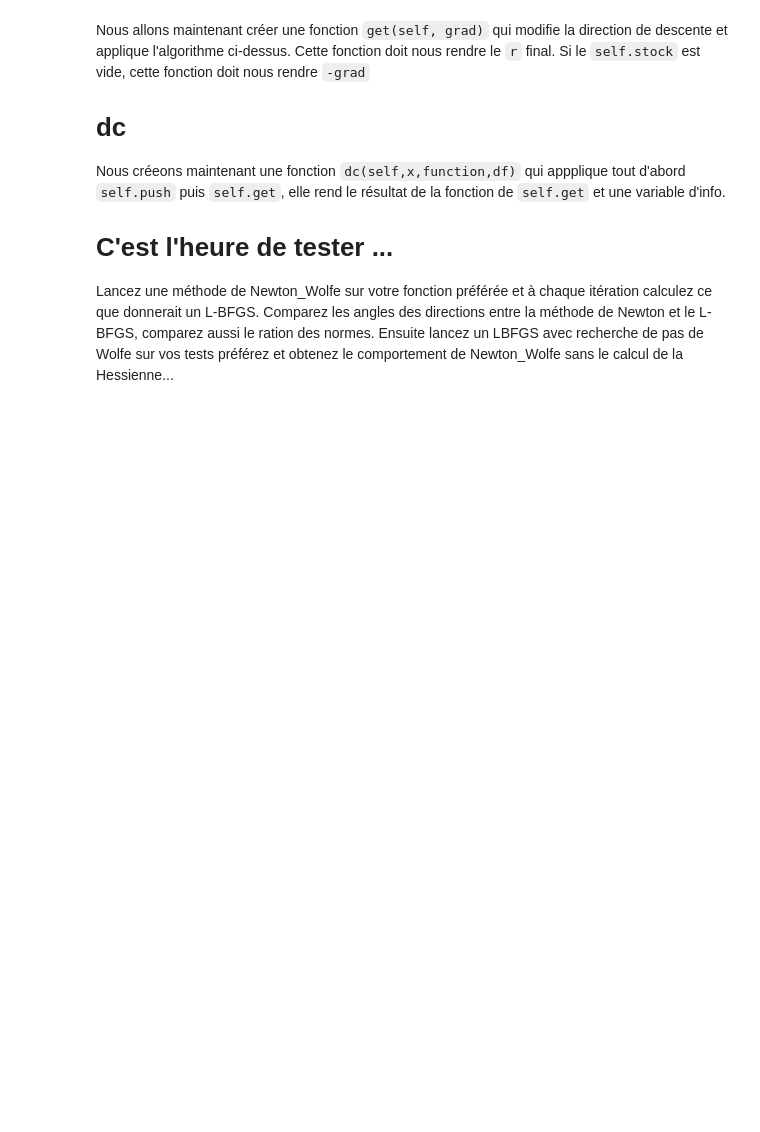
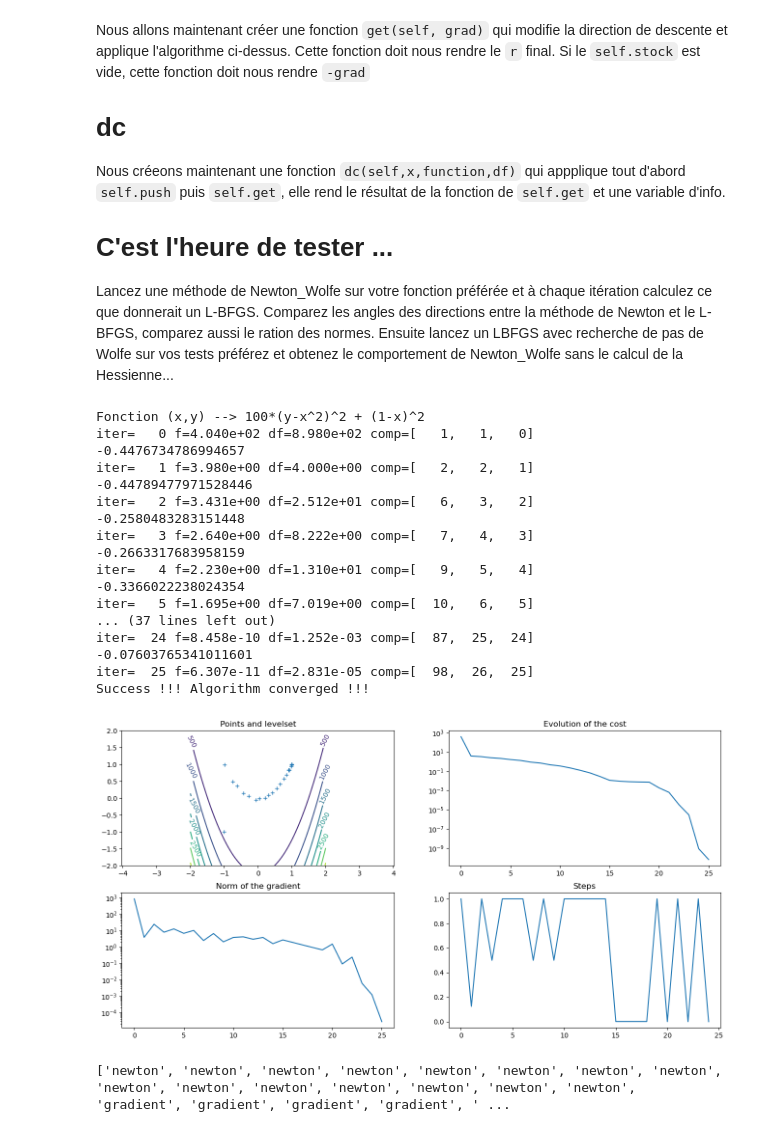
Before and after one commit to MaxMosh/n7-SN, a Jupyter notebook: 2A ModIA/S7 (INSA)/Optimisation lisse non convexe/TPs/TP2_LBFGS.ipynb, the cells around one changed output. Cells and saved outputs as stored; diff of their text form; code cells hidden in the pictures; blank space fills up the shorter version.

```diff
--- a/2A ModIA/S7 (INSA)/Optimisation lisse non convexe/TPs/TP2_LBFGS.ipynb
+++ b/2A ModIA/S7 (INSA)/Optimisation lisse non convexe/TPs/TP2_LBFGS.ipynb
@@ -122,9 +140,29 @@ Lancez une méthode de Newton_Wolfe sur votre fonction préférée et à chaque
 # %%
 f=func.Rosen()
 x0=np.array([-1,-1])
-res=opt.main_algorithm(f,0.1,x0,ls=opt.ls_wolfe_step_is_one,dc=opt.dc_Newton,verbose=True)
+res=opt.main_algorithm(f,0.1,x0,ls=opt.ls_wolfe_step_is_one,dc=opt.dc_newton,verbose=True)
 contour_and_f_plot(res,f)
 print(res['dc'])
+# %% [output]
+Fonction (x,y) --> 100*(y-x^2)^2 + (1-x)^2
+iter=   0 f=4.040e+02 df=8.980e+02 comp=[   1,   1,   0]
+-0.4476734786994657
+iter=   1 f=3.980e+00 df=4.000e+00 comp=[   2,   2,   1]
+-0.44789477971528446
+iter=   2 f=3.431e+00 df=2.512e+01 comp=[   6,   3,   2]
+-0.2580483283151448
+iter=   3 f=2.640e+00 df=8.222e+00 comp=[   7,   4,   3]
+-0.2663317683958159
+iter=   4 f=2.230e+00 df=1.310e+01 comp=[   9,   5,   4]
+-0.3366022238024354
+iter=   5 f=1.695e+00 df=7.019e+00 comp=[  10,   6,   5]
+... (37 lines left out)
+iter=  24 f=8.458e-10 df=1.252e-03 comp=[  87,  25,  24]
+-0.07603765341011601
+iter=  25 f=6.307e-11 df=2.831e-05 comp=[  98,  26,  25]
+Success !!! Algorithm converged !!!
+[figure, added]
+['newton', 'newton', 'newton', 'newton', 'newton', 'newton', 'newton', 'newton', 'newton', 'newton', 'newton', 'newton', 'newton', 'newton', 'newton', 'gradient', 'gradient', 'gradient', 'gradient', ' ...
 # %%
 f=func.Rosen()
 B=opt.BFGS(nb_stock_max=12)
```
Also changed, not shown: parts of 3 cells of this notebook.
